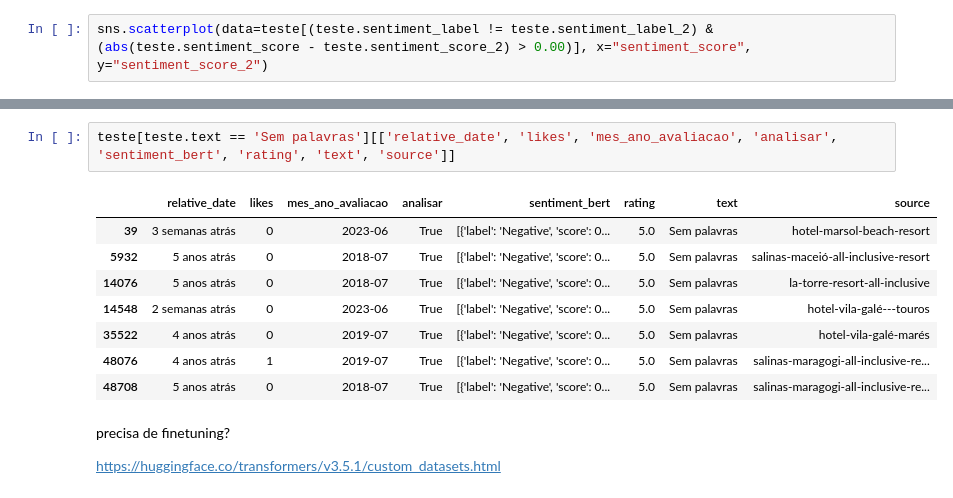
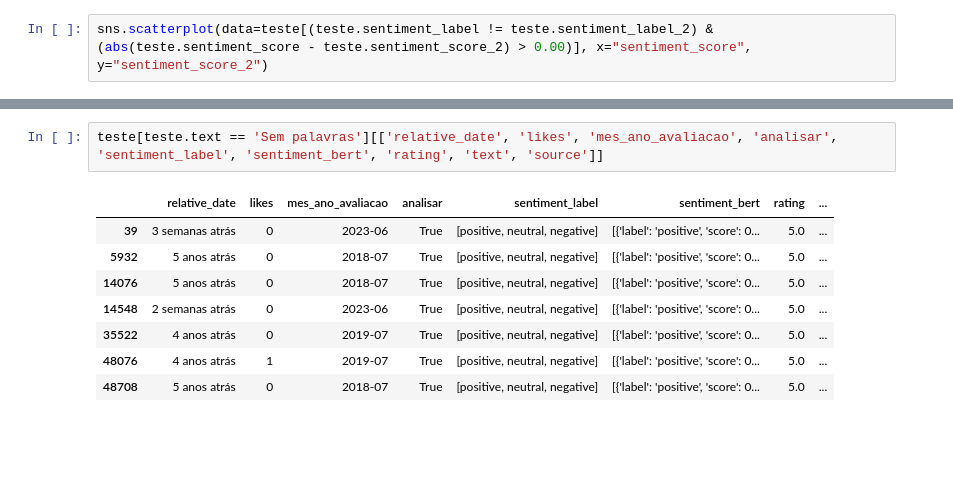
Before and after one commit to emerson-matos/tcc-notebooks, a Jupyter notebook: sentimentos/analise.ipynb, the cells around one changed output, grey strips where cells are left out. Drawn from its saved outputs; the diff is of its cells as text; blank space fills up the shorter version.

```diff
--- a/sentimentos/analise.ipynb
+++ b/sentimentos/analise.ipynb
@@ -694,15 +297,11 @@ treinado[treinado.text == 'Sem palavras'][['relative_date', 'likes', 'mes_ano_av
 # %%
-teste[teste.text == 'Sem palavras'][['relative_date', 'likes', 'mes_ano_avaliacao', 'analisar', 'sentiment_bert', 'rating', 'text', 'source']]
+teste[teste.text == 'Sem palavras'][['relative_date', 'likes', 'mes_ano_avaliacao', 'analisar', 'sentiment_label', 'sentiment_bert', 'rating', 'text', 'source']]
 # %% [output]
-|  | relative_date | likes | mes_ano_avaliacao | analisar | sentiment_bert | rating | text | source |
-| 39 | 3 semanas atrás | 0 | 2023-06 | True | [{'label': 'Negative', 'score': 0... | 5.0 | Sem palavras | hotel-marsol-beach-resort |
-| 5932 | 5 anos atrás | 0 | 2018-07 | True | [{'label': 'Negative', 'score': 0... | 5.0 | Sem palavras | salinas-maceió-all-inclusive-resort |
-| 14076 | 5 anos atrás | 0 | 2018-07 | True | [{'label': 'Negative', 'score': 0... | 5.0 | Sem palavras | la-torre-resort-all-inclusive |
-| 14548 | 2 semanas atrás | 0 | 2023-06 | True | [{'label': 'Negative', 'score': 0... | 5.0 | Sem palavras | hotel-vila-galé---touros |
-| 35522 | 4 anos atrás | 0 | 2019-07 | True | [{'label': 'Negative', 'score': 0... | 5.0 | Sem palavras | hotel-vila-galé-marés |
-| 48076 | 4 anos atrás | 1 | 2019-07 | True | [{'label': 'Negative', 'score': 0... | 5.0 | Sem palavras | salinas-maragogi-all-inclusive-re... |
-| 48708 | 5 anos atrás | 0 | 2018-07 | True | [{'label': 'Negative', 'score': 0... | 5.0 | Sem palavras | salinas-maragogi-all-inclusive-re... |
+|  | relative_date | likes | mes_ano_avaliacao | analisar | sentiment_label | sentiment_bert | rating | ... |
+| 39 | 3 semanas atrás | 0 | 2023-06 | True | [positive, neutral, negative] | [{'label': 'positive', 'score': 0... | 5.0 | ... |
+| 5932 | 5 anos atrás | 0 | 2018-07 | True | [positive, neutral, negative] | [{'label': 'positive', 'score': 0... | 5.0 | ... |
+| 14076 | 5 anos atrás | 0 | 2018-07 | True | [positive, neutral, negative] | [{'label': 'positive', 'score': 0... | 5.0 | ... |
+| 14548 | 2 semanas atrás | 0 | 2023-06 | True | [positive, neutral, negative] | [{'label': 'positive', 'score': 0... | 5.0 | ... |
+| 35522 | 4 anos atrás | 0 | 2019-07 | True | [positive, neutral, negative] | [{'label': 'positive', 'score': 0... | 5.0 | ... |
+| 48076 | 4 anos atrás | 1 | 2019-07 | True | [positive, neutral, negative] | [{'label': 'positive', 'score': 0... | 5.0 | ... |
+| 48708 | 5 anos atrás | 0 | 2018-07 | True | [positive, neutral, negative] | [{'label': 'positive', 'score': 0... | 5.0 | ... |
-# %% [markdown]
-precisa de finetuning?
-
-https://huggingface.co/transformers/v3.5.1/custom_datasets.html
```
Also changed, not shown: parts of 71 cells of this notebook.
